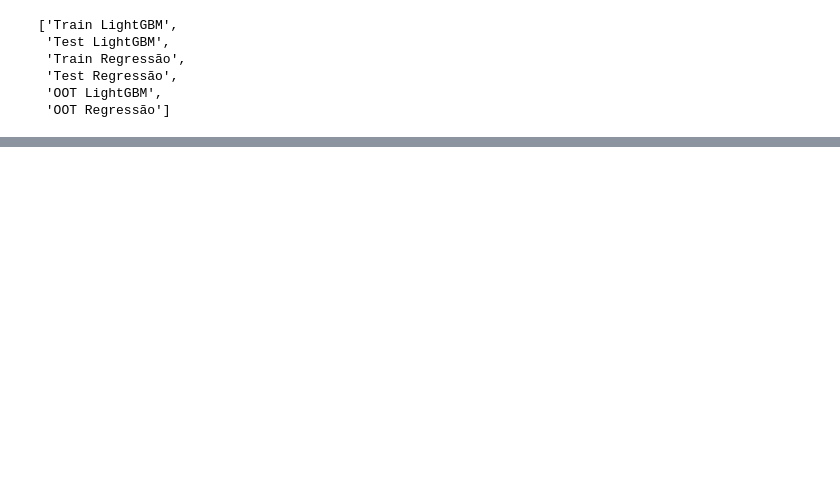
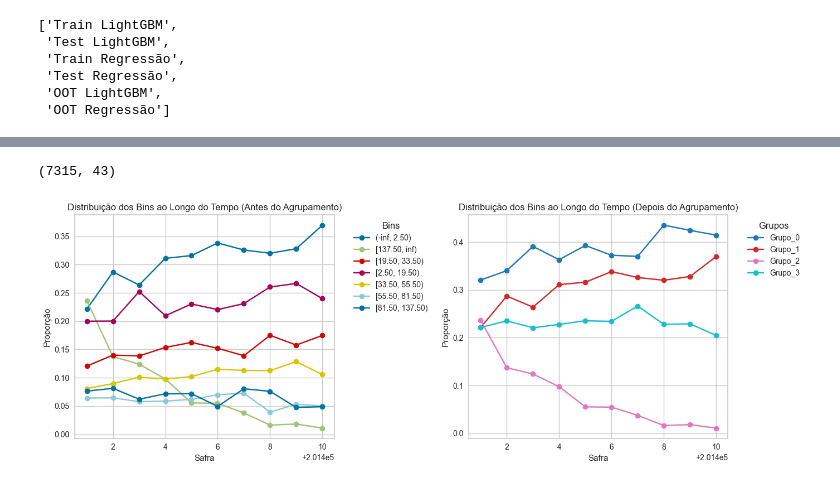
Before and after one commit to RodrigoFCMoreira/credit_scoring_ML_solver, a Jupyter notebook: 4 - Avaliar Técnica de modelagem.ipynb, the cells around one changed output, grey strips where cells are left out. Saved outputs shown, nothing was run; the diff lists cells and outputs as text; code cells hidden in the pictures; blank space fills up the shorter version.

```diff
--- a/4 - Avaliar Técnica de modelagem.ipynb
+++ b/4 - Avaliar Técnica de modelagem.ipynb
@@ -371,0 +488,13 @@ calcular_metricas_multiplas(bases_nomeadas, limiar = 0.3)
+# %%
+train_selecionada.shape
+# %% [output]
+(7315, 43)
+# %%
+df_result, stability_grouped_df = woe_binning_and_stability_analysis(
+                                                                    df=train_selecionada,
+                                                                    variable="VAR_1",
+                                                                    target="y",
+                                                                    time_variable="safra"
+                                                                    )
+# %% [output]
+[figure, added]
```
Also changed, not shown: parts of 26 cells of this notebook, 10 other files.
